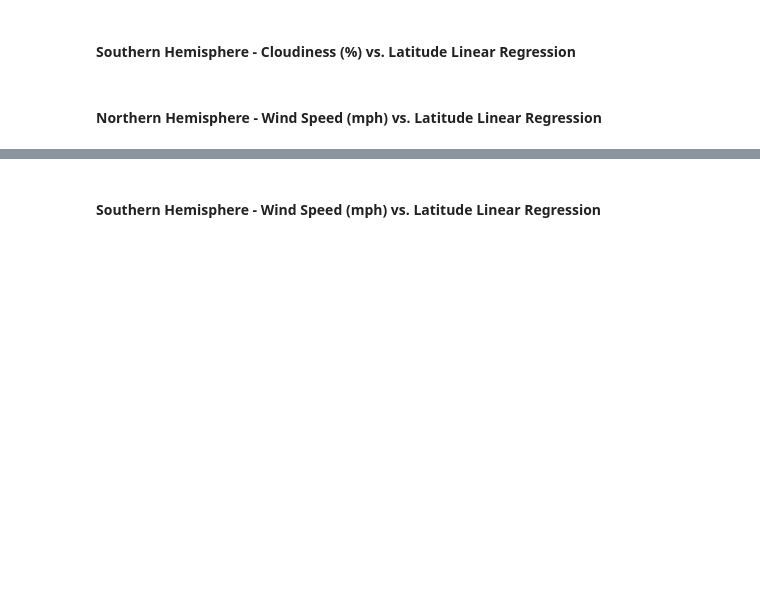
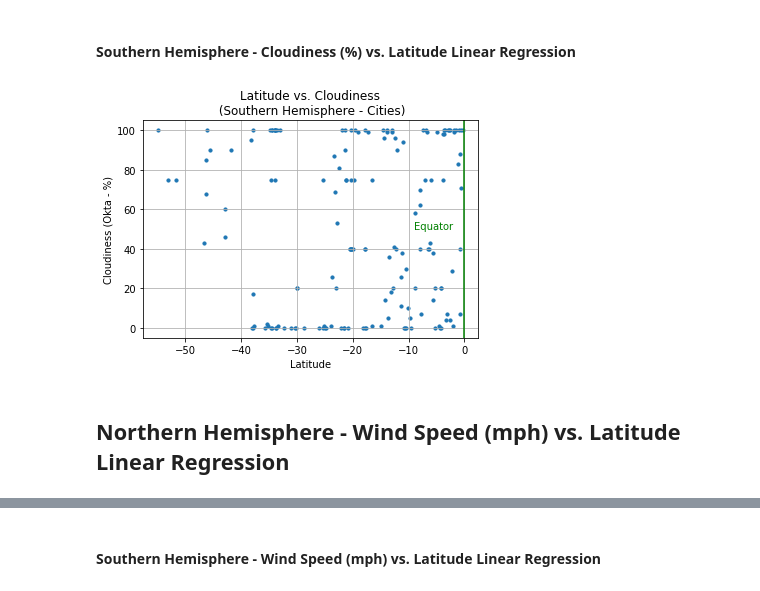
Before and after one commit to SaltireSequence/python-api-challenge, a Jupyter notebook: WeatherPy.ipynb, the cells around one changed output, grey strips where cells are left out. Saved outputs shown, nothing was run; the diff lists cells and outputs as text; code cells hidden in the pictures; blank space fills up the shorter version.

```diff
--- a/WeatherPy.ipynb
+++ b/WeatherPy.ipynb
@@ -429,5 +429,24 @@ plt.show()
 [figure]
 # %% [markdown]
 ####  Southern Hemisphere - Cloudiness (%) vs. Latitude Linear Regression
+# %%
+# Build a scatter plot for each data type
+fig5 = plt.scatter(Southern_Hemisphere["Lat"], Southern_Hemisphere["Cloudiness"], marker="o", s=10)
+
+# Adding Scatter
+plt.title("Latitude vs. Cloudiness\n (Southern Hemisphere - Cities)")
+plt.xlabel("Latitude")
+plt.ylabel("Cloudiness (Okta - %)")
+# Adding an equator line, as a reference point
+plt.axvline(0, color = 'green', alpha = 1, label = 'Equator')
+plt.text(-9,50,'Equator',rotation=0, color = 'green', alpha = 1)
+plt.grid(True)
+
+# Saving out the figure
+plt.savefig("output_plots/Southern_Lat_vs_Cloudiness.png")
+
+plt.show()
+# %% [output]
+[figure, added]
 # %% [markdown]
-####  Northern Hemisphere - Wind Speed (mph) vs. Latitude Linear Regression
+## Northern Hemisphere - Wind Speed (mph) vs. Latitude Linear Regression
```
Also changed, not shown: parts of 7 cells of this notebook, 4 other files.
